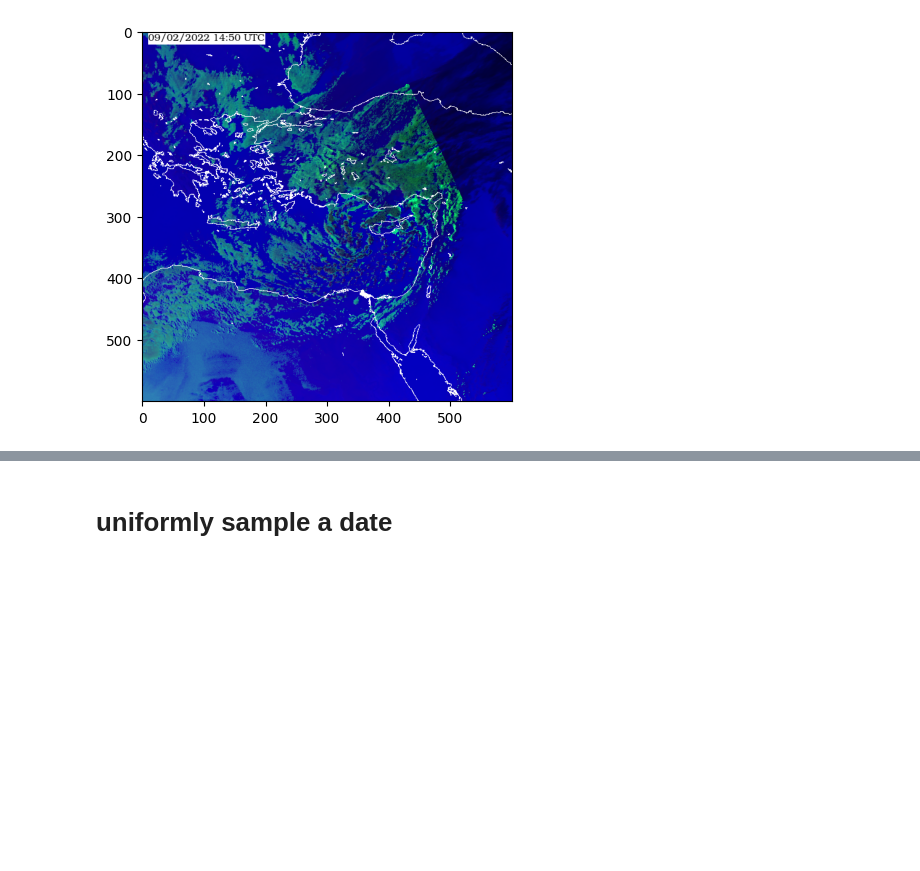
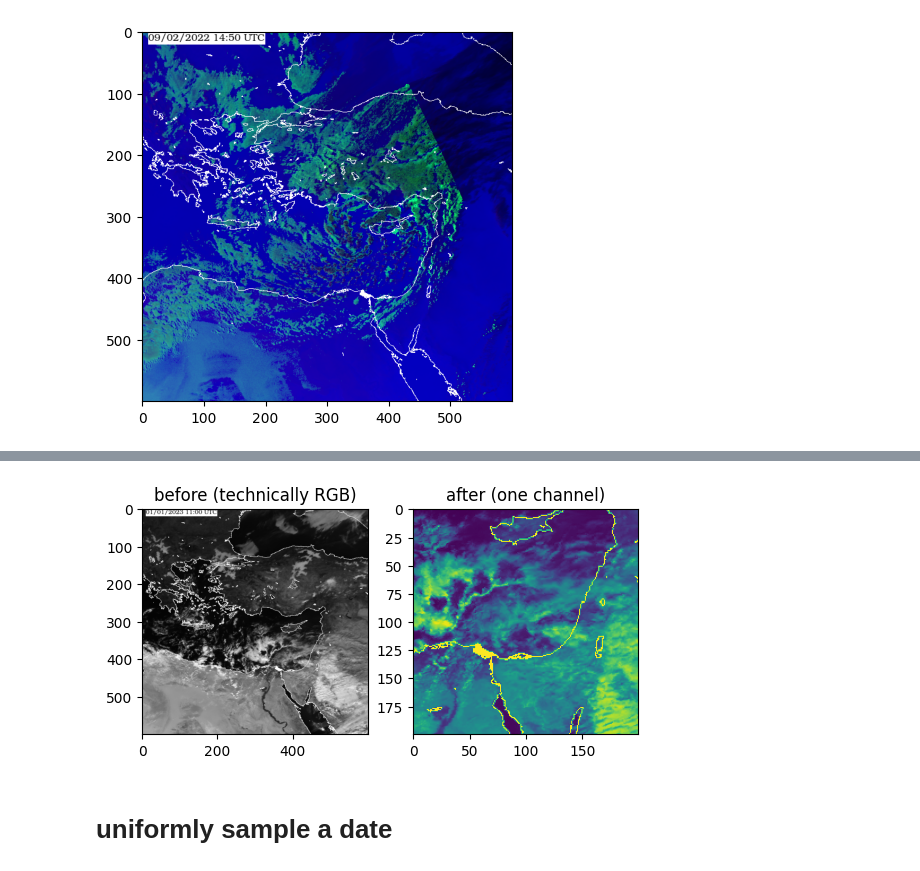
Before and after one commit to leahandofir/earthformer-inference-experiments, a Jupyter notebook: google_colab_experiments/working_with_h5_files.ipynb, the cells around one changed output, grey strips where cells are left out. Saved outputs shown, nothing was run; the diff lists cells and outputs as text; code cells hidden in the pictures; blank space fills up the shorter version.

```diff
--- a/google_colab_experiments/working_with_h5_files.ipynb
+++ b/google_colab_experiments/working_with_h5_files.ipynb
@@ -251,3 +344,18 @@ plt.imshow(sample_image)
+# %%
+before_preprocess = nine_days[0][100:110,:,:,0:3]
+
+after_preprocess  = IMSPreprocess(grayscale=True, scale=False, crop={'top': 300, 'left': 300, 'height': 200, 'width': 200})(before_preprocess)
+# %%
+fig, ax = plt.subplots(nrows=1, ncols=2)
+
+ax[0].title.set_text("before (technically RGB)")
+ax[0].imshow(before_preprocess[0])
+ax[1].title.set_text("after (one channel)")
+ax[1].imshow(after_preprocess[0])
+
+plt.show()
+# %% [output]
+[figure, added]
 # %% [markdown]
 # uniformly sample a date
 # %%
```
Also changed, not shown: parts of 17 cells of this notebook.
